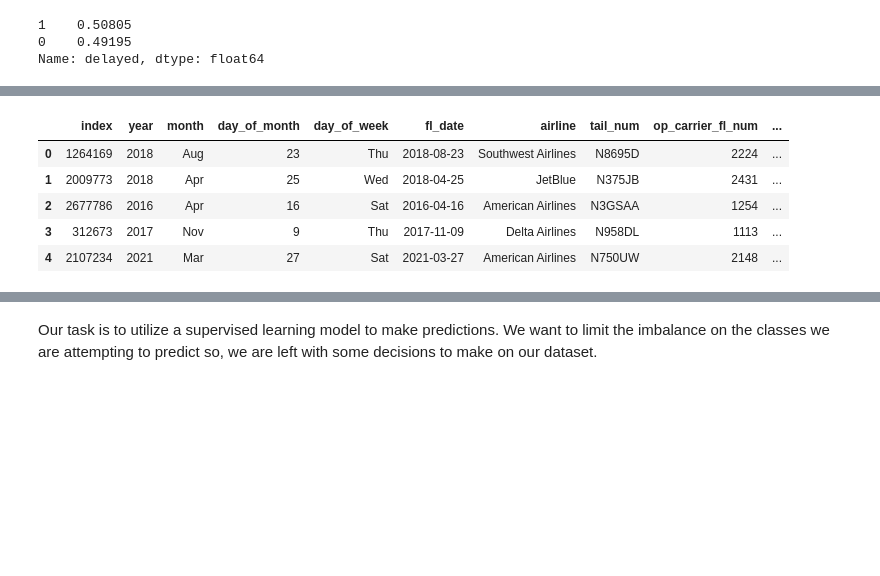
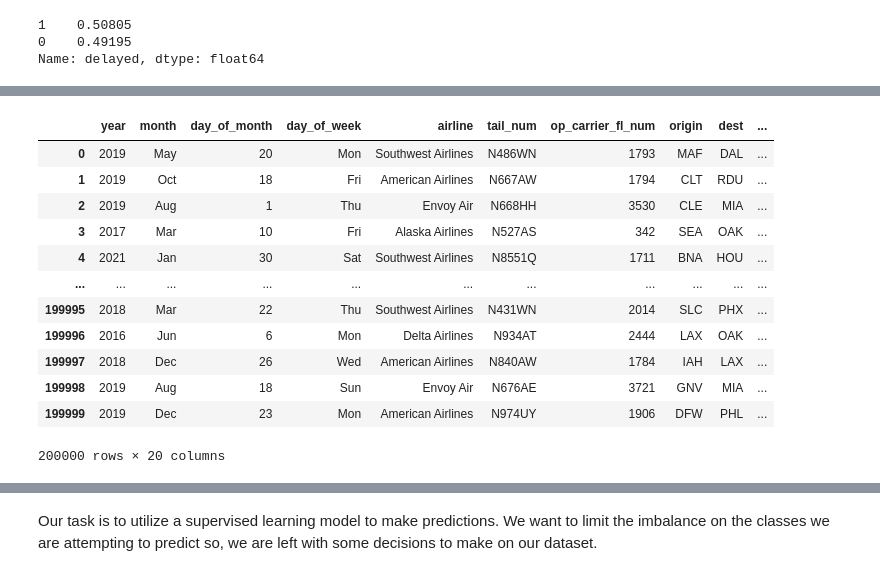
Before and after one commit to nvbergen/predicting_air_delays, a Jupyter notebook: Code/03_model.ipynb, the cells around one changed output, grey strips where cells are left out. Cells and saved outputs as stored; diff of their text form; code cells hidden in the pictures; blank space fills up the shorter version.

```diff
--- a/Code/03_model.ipynb
+++ b/Code/03_model.ipynb
@@ -193,9 +205,16 @@ memory usage: 32.4+ MB
-# %%
-sample.head()
-# %% [output]
-|  | index | year | month | day_of_month | day_of_week | fl_date | airline | tail_num | op_carrier_fl_num | ... |
-| 0 | 1264169 | 2018 | Aug | 23 | Thu | 2018-08-23 | Southwest Airlines | N8695D | 2224 | ... |
-| 1 | 2009773 | 2018 | Apr | 25 | Wed | 2018-04-25 | JetBlue | N375JB | 2431 | ... |
-| 2 | 2677786 | 2016 | Apr | 16 | Sat | 2016-04-16 | American Airlines | N3GSAA | 1254 | ... |
-| 3 | 312673 | 2017 | Nov | 9 | Thu | 2017-11-09 | Delta Airlines | N958DL | 1113 | ... |
-| 4 | 2107234 | 2021 | Mar | 27 | Sat | 2021-03-27 | American Airlines | N750UW | 2148 | ... |
+# %%
+sample
+# %% [output]
+|  | year | month | day_of_month | day_of_week | airline | tail_num | op_carrier_fl_num | origin | dest | ... |
+| 0 | 2019 | May | 20 | Mon | Southwest Airlines | N486WN | 1793 | MAF | DAL | ... |
+| 1 | 2019 | Oct | 18 | Fri | American Airlines | N667AW | 1794 | CLT | RDU | ... |
+| 2 | 2019 | Aug | 1 | Thu | Envoy Air | N668HH | 3530 | CLE | MIA | ... |
+| 3 | 2017 | Mar | 10 | Fri | Alaska Airlines | N527AS | 342 | SEA | OAK | ... |
+| 4 | 2021 | Jan | 30 | Sat | Southwest Airlines | N8551Q | 1711 | BNA | HOU | ... |
+| ... | ... | ... | ... | ... | ... | ... | ... | ... | ... | ... |
+| 199995 | 2018 | Mar | 22 | Thu | Southwest Airlines | N431WN | 2014 | SLC | PHX | ... |
+| 199996 | 2016 | Jun | 6 | Mon | Delta Airlines | N934AT | 2444 | LAX | OAK | ... |
+| 199997 | 2018 | Dec | 26 | Wed | American Airlines | N840AW | 1784 | IAH | LAX | ... |
+| 199998 | 2019 | Aug | 18 | Sun | Envoy Air | N676AE | 3721 | GNV | MIA | ... |
+| 199999 | 2019 | Dec | 23 | Mon | American Airlines | N974UY | 1906 | DFW | PHL | ... |
+200000 rows × 20 columns
```
Also changed, not shown: parts of 76 cells of this notebook.
